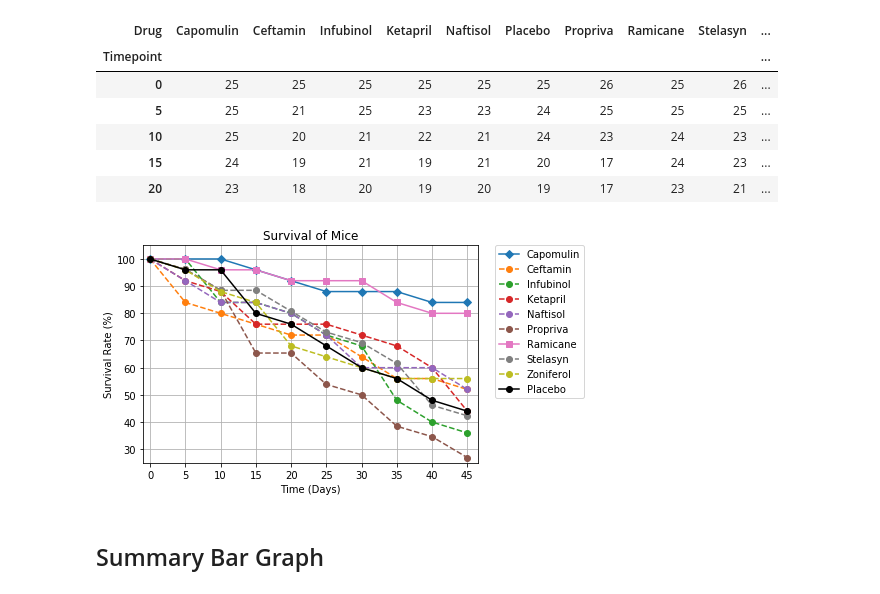
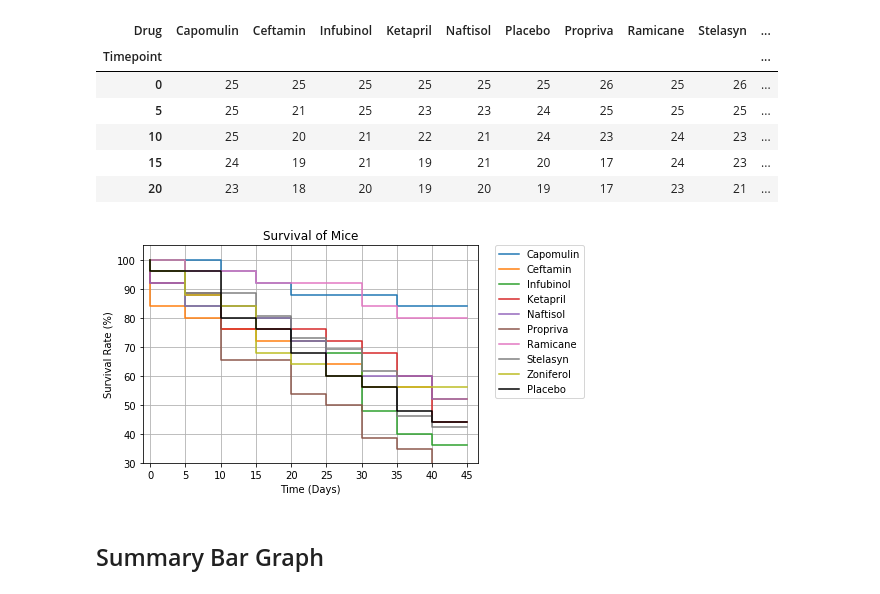
Before and after one commit to catherinegomes/matplotlib-challenge, a Jupyter notebook: Pymaceuticals/pymaceuticals_starter.ipynb, the cells around one changed output. Drawn from its saved outputs; the diff is of its cells as text; code cells hidden in the pictures.

```diff
--- a/Pymaceuticals/pymaceuticals_starter.ipynb
+++ b/Pymaceuticals/pymaceuticals_starter.ipynb
@@ -270,46 +270,48 @@ mice_pivot["Propriva_perc"] = mice_pivot["Propriva"]/mice_pivot["Propriva"].iloc
 mice_pivot["Ramicane_perc"] = mice_pivot["Ramicane"]/mice_pivot["Ramicane"].iloc[0] * 100
 mice_pivot["Stelasyn_perc"] = mice_pivot["Stelasyn"]/mice_pivot["Stelasyn"].iloc[0] * 100
 mice_pivot["Zoniferol_perc"] = mice_pivot["Zoniferol"]/mice_pivot["Zoniferol"].iloc[0] * 100
 mice_pivot["Placebo_perc"] = mice_pivot["Placebo"]/mice_pivot["Placebo"].iloc[0] * 100
 
 # Survival Rate DF
 surv_df = mice_pivot[['Capomulin_perc',
                       'Ceftamin_perc',
                       'Infubinol_perc',
                       'Ketapril_perc',
                       'Naftisol_perc',
                       'Propriva_perc',
                       'Ramicane_perc',
                       'Stelasyn_perc',
                       'Zoniferol_perc',
                       'Placebo_perc']]
 
 # Generate the Plot
-plt.plot(by_drug.index, mice_pivot["Capomulin_perc"], linestyle = "-", marker = "D", label = "Capomulin")
-plt.plot(by_drug.index, mice_pivot["Ceftamin_perc"], linestyle = "--", marker = "o", label = "Ceftamin")
-plt.plot(by_drug.index, mice_pivot["Infubinol_perc"], linestyle = "--", marker = "o", label = "Infubinol")
-plt.plot(by_drug.index, mice_pivot["Ketapril_perc"], linestyle = "--", marker = "o", label = "Ketapril")
-plt.plot(by_drug.index, mice_pivot["Naftisol_perc"], linestyle = "--", marker = "o", label = "Naftisol")
-plt.plot(by_drug.index, mice_pivot["Propriva_perc"], linestyle = "--", marker = "o", label = "Propriva")
-plt.plot(by_drug.index, mice_pivot["Ramicane_perc"], linestyle = "-", marker = "s", label = "Ramicane")
-plt.plot(by_drug.index, mice_pivot["Stelasyn_perc"], linestyle = "--", marker = "o", label = "Stelasyn")
-plt.plot(by_drug.index, mice_pivot["Zoniferol_perc"], linestyle = "--", marker = "o", label = "Zoniferol")
-plt.plot(by_drug.index, mice_pivot["Placebo_perc"], linestyle = "-", marker = "o", label = "Placebo", color="black")
+x = by_drug.index
+
+plt.step(x, mice_pivot["Capomulin_perc"], label = "Capomulin")
+plt.step(x, mice_pivot["Ceftamin_perc"], label = "Ceftamin")
+plt.step(x, mice_pivot["Infubinol_perc"], label = "Infubinol")
+plt.step(x, mice_pivot["Ketapril_perc"], label = "Ketapril")
+plt.step(x, mice_pivot["Naftisol_perc"], label = "Naftisol")
+plt.step(x, mice_pivot["Propriva_perc"], label = "Propriva")
+plt.step(x, mice_pivot["Ramicane_perc"], label = "Ramicane")
+plt.step(x, mice_pivot["Stelasyn_perc"], label = "Stelasyn")
+plt.step(x, mice_pivot["Zoniferol_perc"], label = "Zoniferol")
+plt.step(x, mice_pivot["Placebo_perc"], label = "Placebo", color="black")
 
 #Format the Plot
 plt.title('Survival of Mice')
 plt.xlabel('Time (Days)')
 plt.ylabel('Survival Rate (%)')
 plt.xlim(-1, 46.5)
-plt.ylim(25, 105)
+plt.ylim(30,105)
 plt.xticks(np.arange(0, 50, 5))
 plt.grid()
 plt.legend(bbox_to_anchor=(1.05, 1), loc = 'upper left', borderaxespad = 0.)
 
 # Save the Figure & Show the Figure
-plt.savefig('survival.png')
+plt.show()
 # %% [output]
-[figure, old version]
+[figure, new version]
 # %% [markdown]
 ## Summary Bar Graph
 # %%
```
